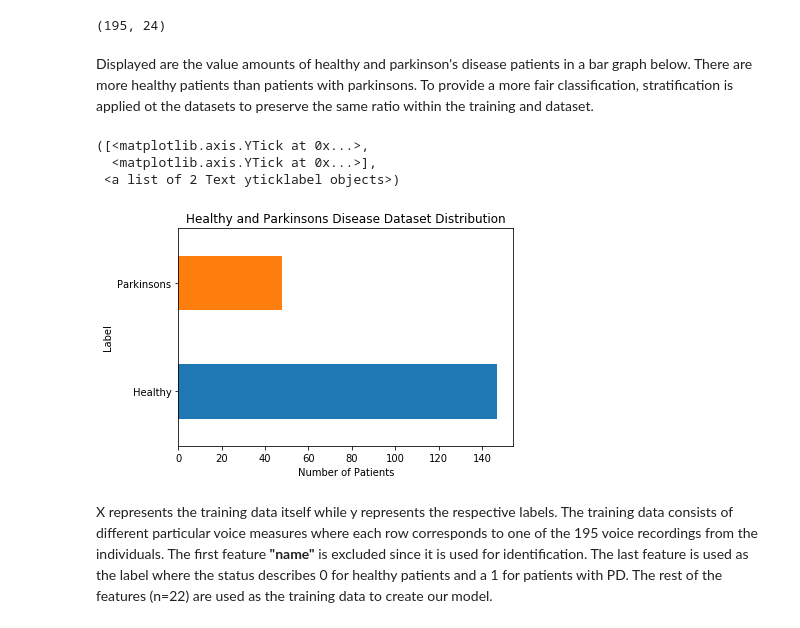
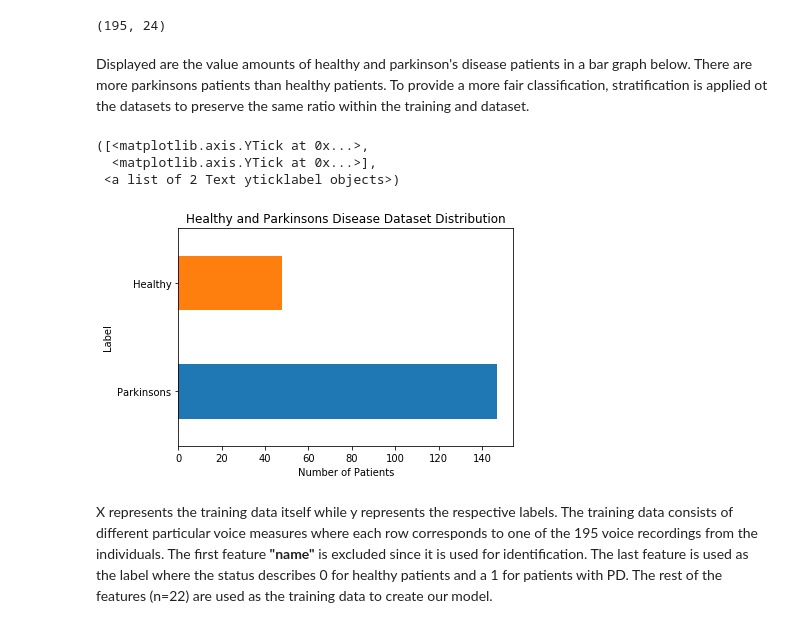
Before and after one commit to Kyuros/BME4760_HW2, a Jupyter notebook: HW2.ipynb, the cells around one changed output. Saved outputs shown, nothing was run; the diff lists cells and outputs as text; code cells hidden in the pictures.

```diff
--- a/HW2.ipynb
+++ b/HW2.ipynb
@@ -14,24 +14,24 @@ df.shape
 # %% [output]
 (195, 24)
 # %% [markdown]
-Displayed are the value amounts of healthy and parkinson's disease patients in a bar graph below. There are more healthy patients than patients with parkinsons. To provide a more fair classification, stratification is applied ot the datasets to preserve the same ratio within the training and dataset.
+Displayed are the value amounts of healthy and parkinson's disease patients in a bar graph below. There are more parkinsons patients than healthy patients. To provide a more fair classification, stratification is applied ot the datasets to preserve the same ratio within the training and dataset.
 # %%
 import matplotlib.pyplot as plt
 
 pd.value_counts(df['status']).plot(kind="barh")
 
 value = [0,1]
-names = ['Healthy','Parkinson''s']
+names = ['Parkinson''s','Healthy']
 
 plt.title('Healthy and Parkinson''s Disease Dataset Distribution')
 plt.xlabel('Number of Patients')
 plt.ylabel('Label')
 plt.yticks(value,names)
 # %% [output]
 ([<matplotlib.axis.YTick at 0x...>,
   <matplotlib.axis.YTick at 0x...>],
  <a list of 2 Text yticklabel objects>)
-[figure, old version]
+[figure, new version]
 # %% [markdown]
 X represents the training data itself while y represents the respective labels. The training data consists of different particular voice measures where each row corresponds to one of the 195 voice recordings from the individuals. The first feature <b>"name"</b> is excluded since it is used for identification. The last feature is used as the label where the status describes 0 for healthy patients and a 1 for patients with PD. The rest of the features (n=22) are used as the training data to create our model.
 # %%
```
Also changed, not shown: parts of 9 cells of this notebook.
